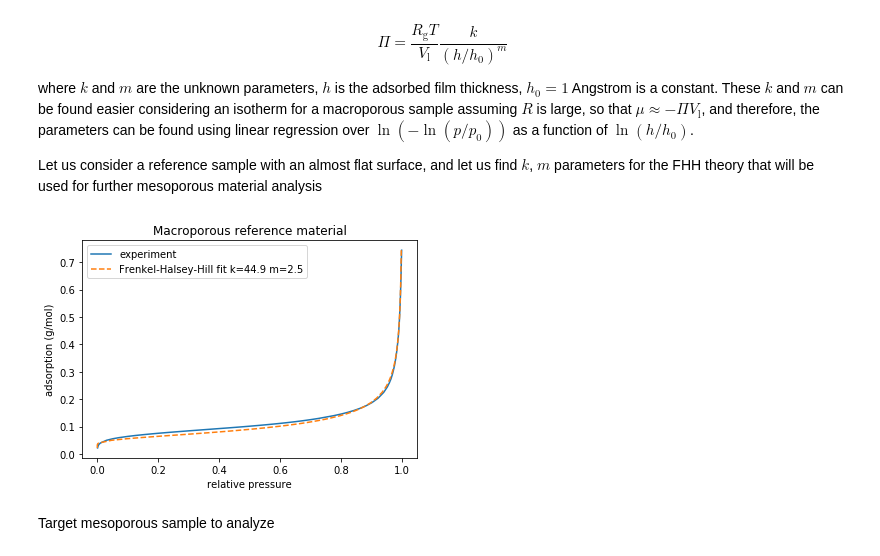
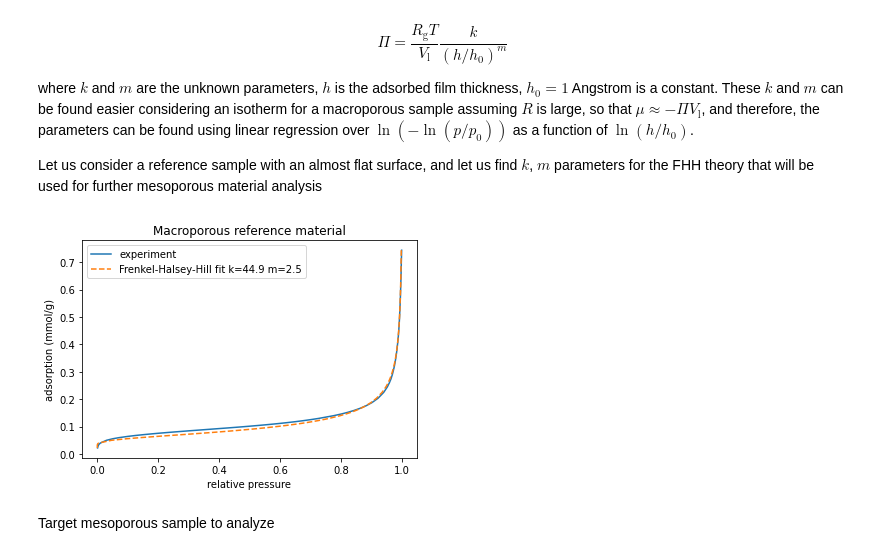
Before and after one commit to 2xmax/dbdb, a Jupyter notebook: docs/psd_n2.ipynb, the cells around one changed output. Cells and saved outputs as stored; diff of their text form; code cells hidden in the pictures.

```diff
--- a/docs/psd_n2.ipynb
+++ b/docs/psd_n2.ipynb
@@ -27,18 +27,18 @@ fhh_k, fhh_m = model.fhh_fit(pressure_ref, density_ref)
 # %%
 plt.plot(pressure_ref, density_ref, label="experiment")
 plt.plot(
     model.relative_pressure_macropore(density_ref, fhh_k, fhh_m),
     density_ref,
     "--",
     label=f"Frenkel-Halsey-Hill fit k={fhh_k:.1f} m={fhh_m:.1f}",
 )
 plt.xlabel("relative pressure")
-plt.ylabel("adsorption (g/mol)")
+plt.ylabel("adsorption (mmol/g)")
 plt.title("Macroporous reference material")
 plt.legend()
 plt.show()
 # %% [output]
-[figure, old version]
+[figure, new version]
 # %% [markdown]
 Target mesoporous sample to analyze
 # %%
```
Also changed, not shown: 2 other files.
